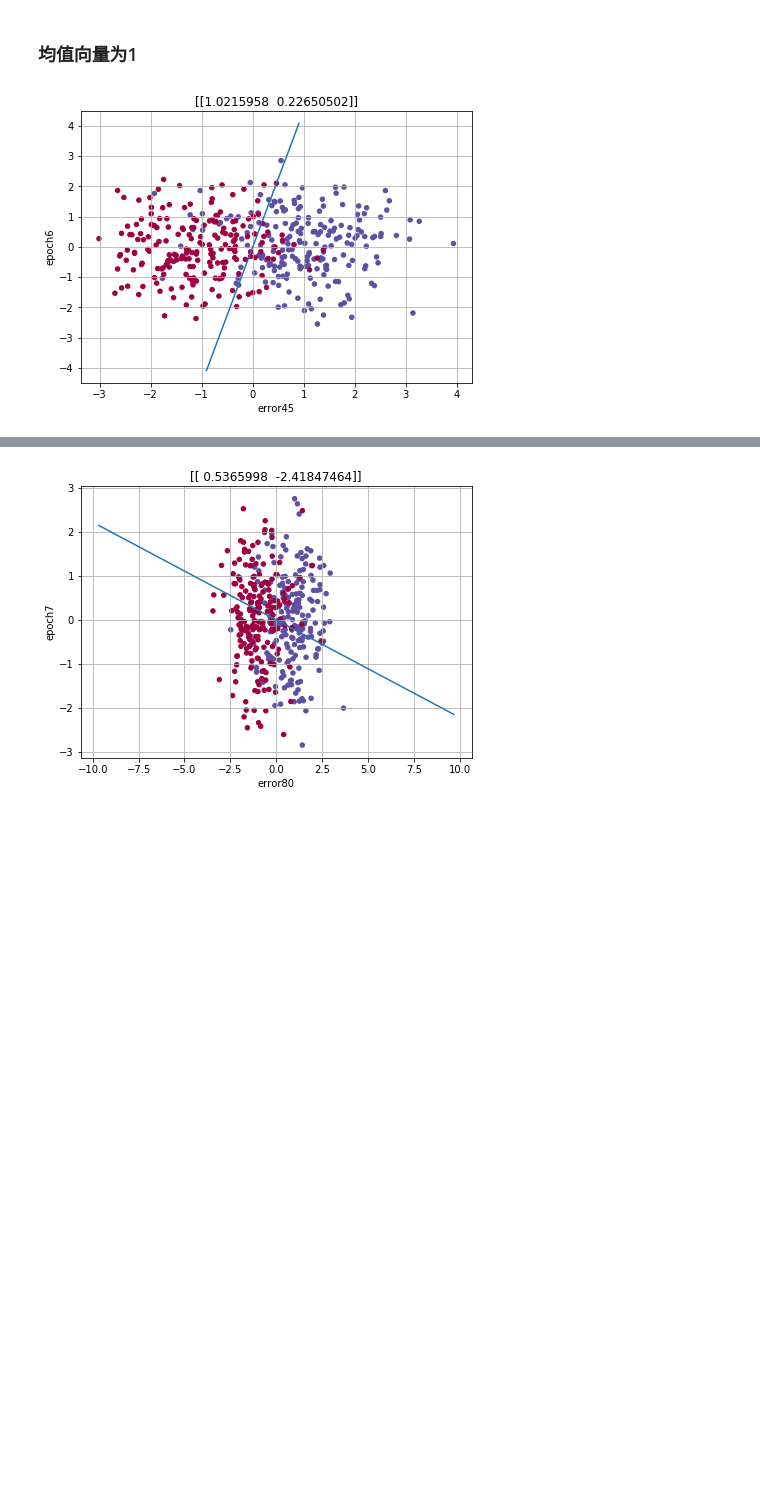
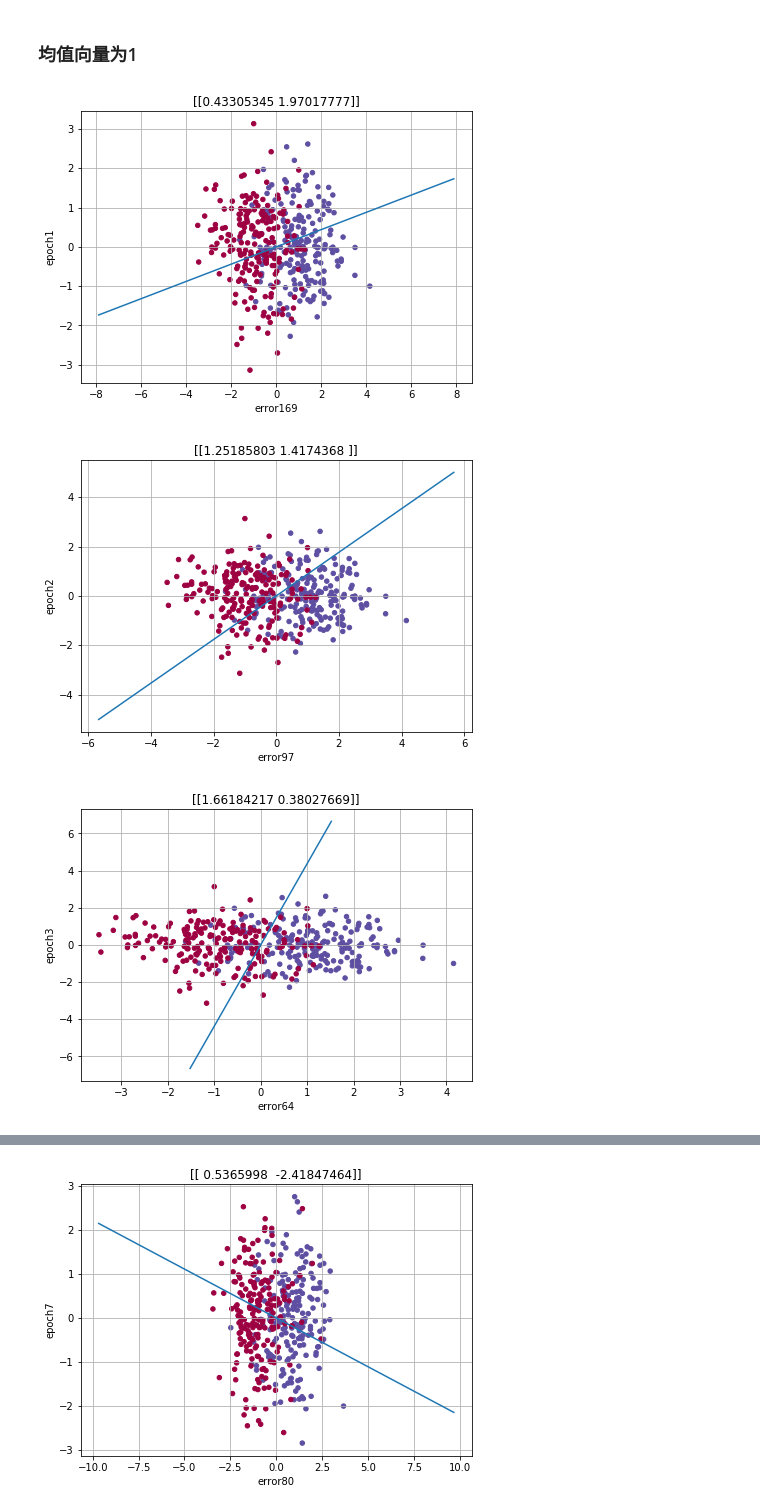
Before and after one commit to easilylazy/pattern-recognition, a Jupyter notebook: perceptron/display.ipynb, the cells around one changed output, grey strips where cells are left out. Cells and saved outputs as stored; diff of their text form; code cells hidden in the pictures; blank space fills up the shorter version.

Commit message:
optimize func and plot

```diff
--- a/perceptron/display.ipynb
+++ b/perceptron/display.ipynb
@@ -82,13 +75,14 @@ from IPython.display import clear_output
 # %%
 def live_plot(X,y,result,epoch,clear=True,figsize=(7,5), title=''):
     """
-    动态展示分界面的变换
+    展示分界面的变换
     :param X:分类数据集
     :param y:分类标签
-    :param wT:初始分界向量（转置后形式[1,d]）
-    :param epoch:迭代次数（默认为5）
-    :param step:True时，在数据可分时每一次修改向量显示变化；否则不显示
-    :param separable:True时，应用数据可分算法，否则应用不可分算法
+    :param result:(wT,error)
+        :wT 初始分界向量（转置后形式[1,d]）
+        :error 错误次数
+    :param epoch:迭代次数
+    :param clear:True时，清空窗口输出；否则不清空
     :return:最终最小错误次数leastWrong及对应的分界向量recordWT，以及总迭代次数
     """
     wTr=result[0]
@@ -107,12 +101,13 @@ def live_plot(X,y,result,epoch,clear=True,figsize=(7,5), title=''):
     plt.ylabel('epoch'+str(epoch))
     plt.show()
 # %%
-def DisplayWT(X,y,wT,epoch=5,step=False,separable=True):
+def DisplayWT(X,y,wT,clear,epoch=5,step=False,separable=True):
     """
     动态展示分界面的变换
     :param X:分类数据集
     :param y:分类标签
     :param wT:初始分界向量（转置后形式[1,d]）
+    :param clear:True时，清空窗口输出；否则不清空
     :param epoch:迭代次数（默认为5）
     :param step:True时，在数据可分时每一次修改向量显示变化；否则不显示
     :param separable:True时，应用数据可分算法，否则应用不可分算法
@@ -127,7 +122,7 @@ def DisplayWT(X,y,wT,epoch=5,step=False,separable=True):
             if wrong<leastWrong:
                 leastWrong=wrong
                 recordWT=result[0]
-            live_plot(X,y,result,i)
+            live_plot(X,y,result,i,clear)
     return leastWrong,recordWT,i
 # %% [markdown]
 ## Test Part
@@ -158,6 +155,9 @@ NameError: name 'WT1' is not defined
 ### 均值向量为1
 # %%
 X2,y2,wT2=GenerateData(1,2,200)
-leastWrong,WT2,i=DisplayWT(X2,y2,wT2,100,False,False)
+wTn=np.array([[1,0]])
+leastWrong,WT1,i=DisplayWT(X2,y2,wTn,clear=False,epoch=10,step=False,separable=False)
 # %% [output]
-[figure, old version]
+[figure, new version]
+[figure, added]
+[figure, added]
```
Also changed, not shown: parts of 7 cells of this notebook.
